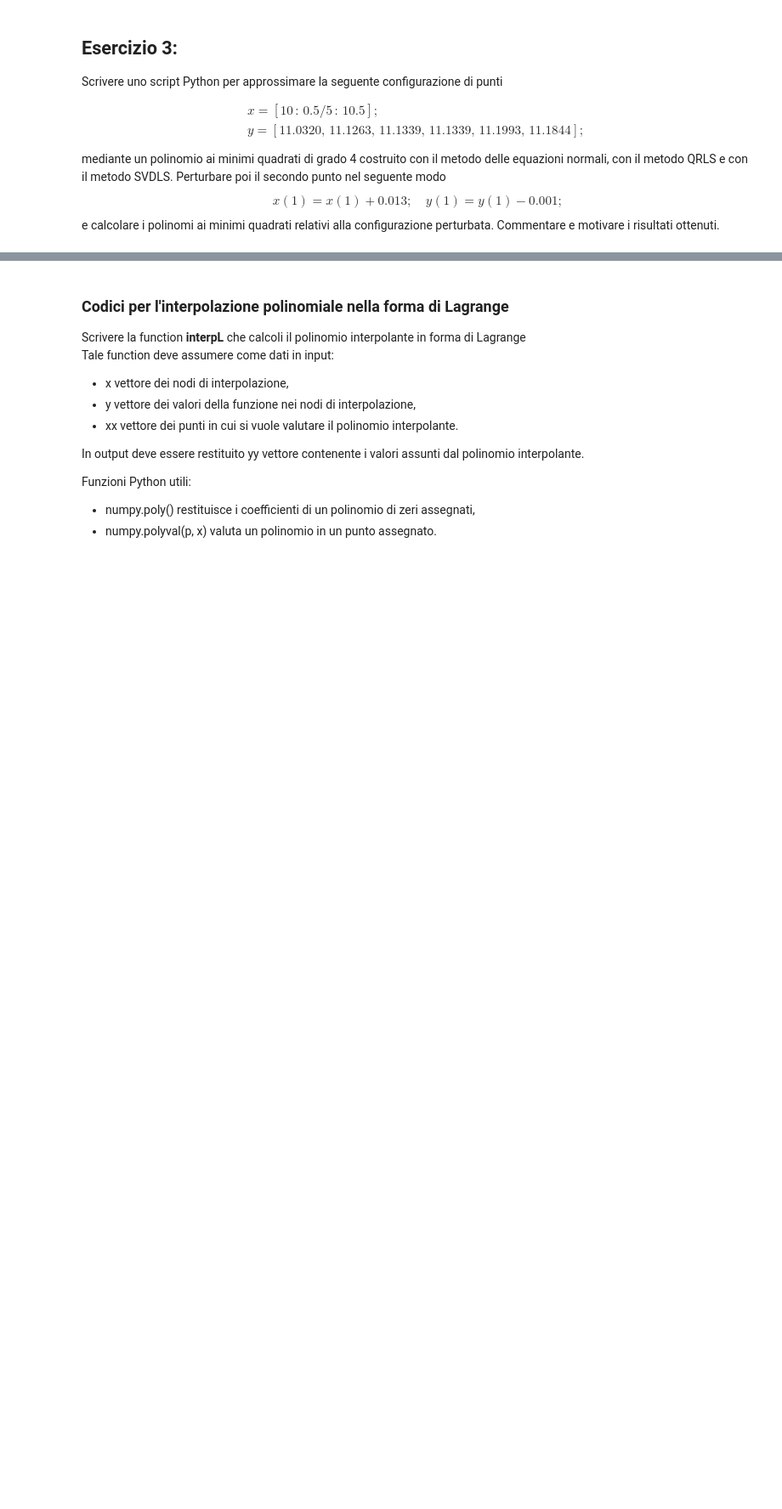
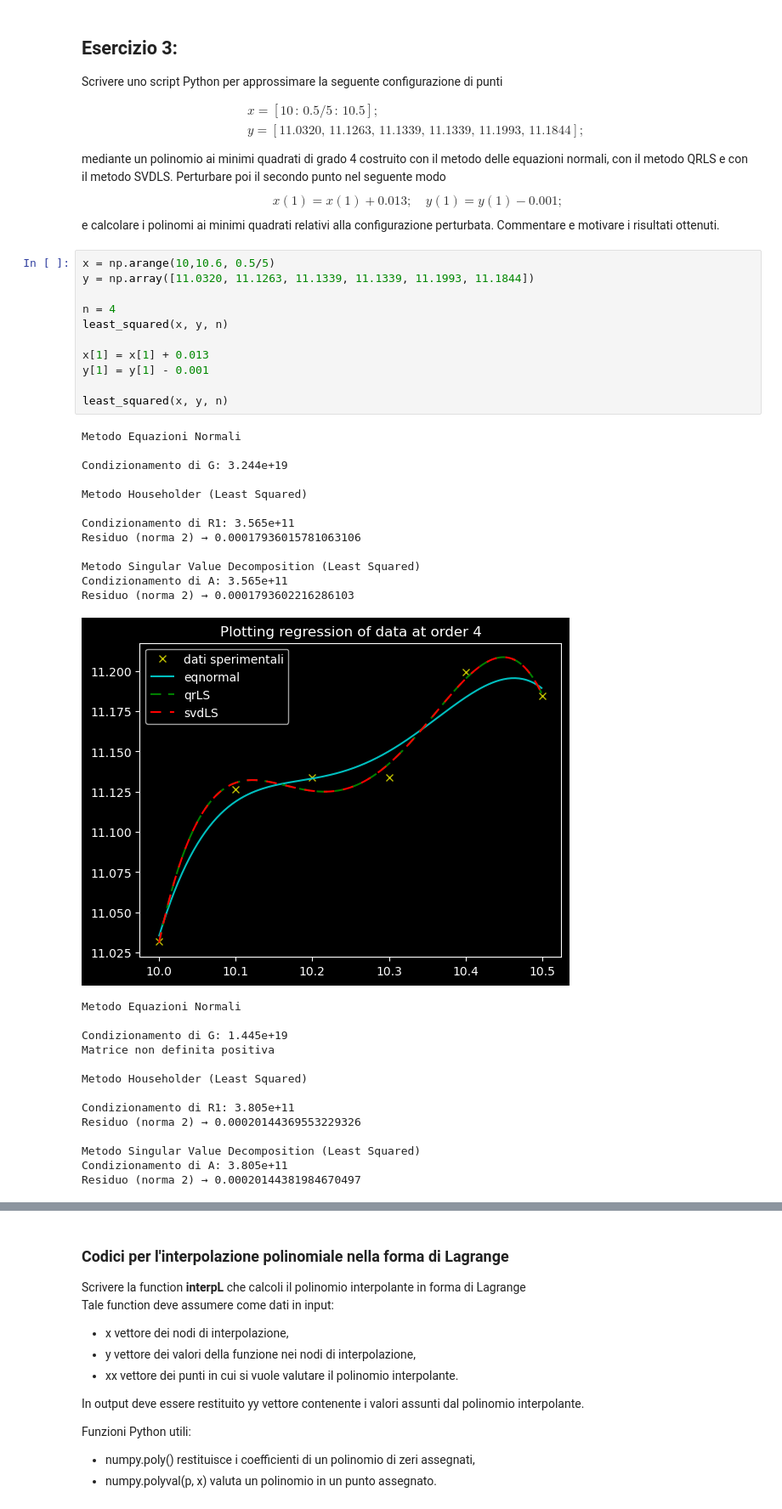
Before and after one commit to KeegTheBoi/metodi_numerici_es, a Jupyter notebook: Lecture 10/ESercitazione_10.ipynb, the cells around one changed output, grey strips where cells are left out. Shown: that part at 85% size. Cells and saved outputs as stored; diff of their text form; blank space fills up the shorter version.

```diff
--- a/Lecture 10/ESercitazione_10.ipynb
+++ b/Lecture 10/ESercitazione_10.ipynb
@@ -115,3 +235,41 @@ Perturbare poi il secondo punto nel seguente modo
 $$x(1) = x(1) + 0.013; \quad y(1) = y(1) - 0.001;$$
 e calcolare i polinomi ai minimi quadrati relativi alla
 configurazione perturbata. Commentare e motivare i risultati ottenuti.
+# %%
+x = np.arange(10,10.6, 0.5/5)
+y = np.array([11.0320, 11.1263, 11.1339, 11.1339, 11.1993, 11.1844])
+
+n = 4
+least_squared(x, y, n)
+
+x[1] = x[1] + 0.013
+y[1] = y[1] - 0.001
+
+least_squared(x, y, n)
+# %% [output]
+Metodo Equazioni Normali
+
+Condizionamento di G: 3.244e+19
+
+Metodo Householder (Least Squared)
+
+Condizionamento di R1: 3.565e+11
+Residuo (norma 2) → 0.00017936015781063106
+
+Metodo Singular Value Decomposition (Least Squared)
+Condizionamento di A: 3.565e+11
+Residuo (norma 2) → 0.0001793602216286103
+[figure, added]
+Metodo Equazioni Normali
+
+Condizionamento di G: 1.445e+19
+Matrice non definita positiva
+
+Metodo Householder (Least Squared)
+
+Condizionamento di R1: 3.805e+11
+Residuo (norma 2) → 0.00020144369553229326
+
+Metodo Singular Value Decomposition (Least Squared)
+Condizionamento di A: 3.805e+11
+Residuo (norma 2) → 0.00020144381984670497
```
Also changed, not shown: parts of 14 cells of this notebook, 5 other files.
